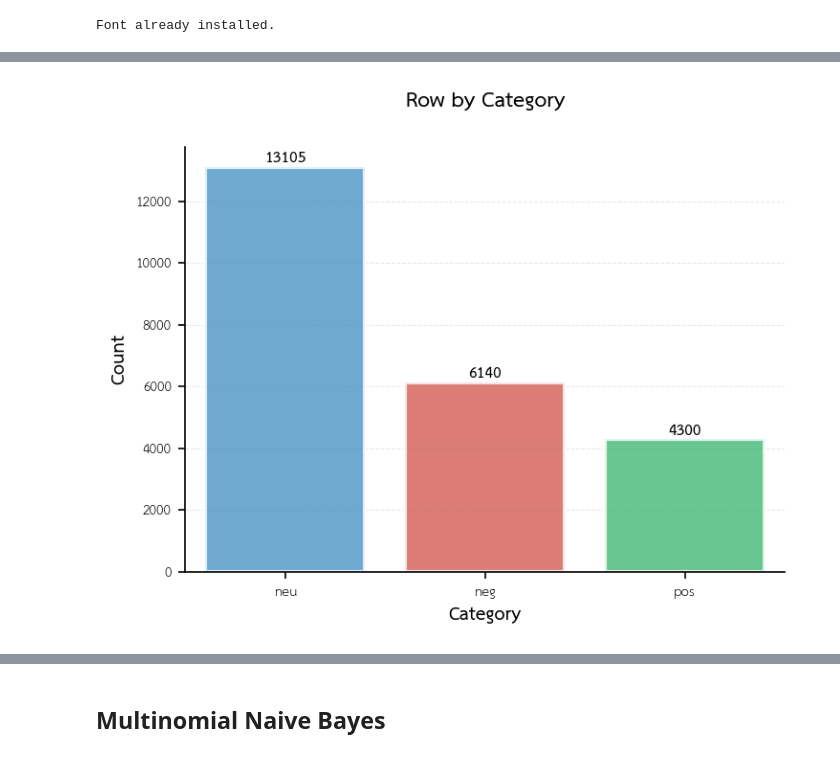
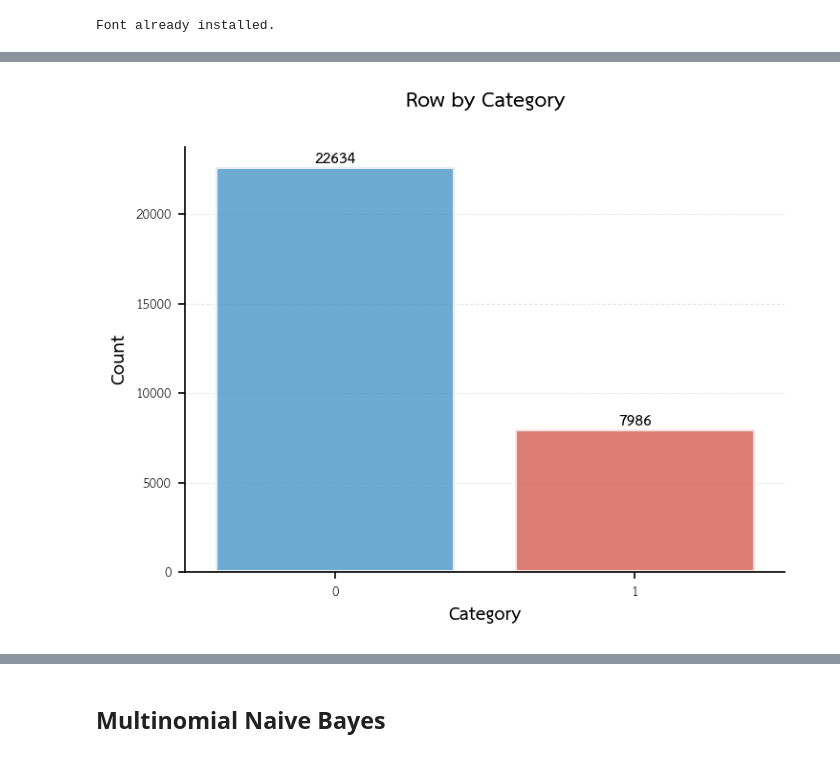
Before and after one commit to Takedaxz/THAI-MOD-Multilingual-Online-Toxicity-Detection-System, a Jupyter notebook: model.ipynb, the cells around one changed output, grey strips where cells are left out. Cells and saved outputs as stored; diff of their text form; code cells hidden in the pictures.

```diff
--- a/model.ipynb
+++ b/model.ipynb
@@ -19,0 +99,25 @@ pd.set_option("max_colwidth", 0)
+# %%
+df1 = prepare_dataset('datasets/dataset1.csv')
+df2 = prepare_dataset('datasets/dataset2.csv')
+df3 = prepare_dataset('datasets/dataset3.csv')
+# df4 = prepare_dataset('datasets/dataset4.csv')
+# df5 = prepare_dataset('datasets/dataset5.csv')
+# df6 = prepare_dataset('datasets/dataset6.csv')
+
+# # Combine all datasets
+all_dfs = [df1, df2, df3]
+combined_df = pd.concat(all_dfs, ignore_index=True)
+print(f"Combined shape before deduplication: {combined_df.shape}")
+
+# Remove duplicated samples
+combined_df = combined_df.drop_duplicates(subset=['texts'], keep='first')
+print(f"Combined shape after deduplication: {combined_df.shape}")
+
+# Display final statistics
+print(f"Total samples: {len(combined_df)}")
+print(f"\nLabel distribution:")
+print(combined_df['category'].value_counts())
+print(f"\nLength statistics:")
+print(combined_df['length'].describe())
+print(f"\nDataset sources:")
+print(combined_df['source'].value_counts())
@@ -42,7 +164,7 @@ plt.rcParams['axes.unicode_minus'] = False
 # %% [output]
 Font already installed.
 # %%
-df=pd.read_csv("datasets/dataset1.csv")
+df=combined_df.copy()
 # %%
 display(df.shape)
 df.head()
@@ -60,33 +182,33 @@ count_data.columns = ['category', 'count']
 
 fig, ax = plt.subplots(figsize=(5, 4), dpi=150)
 
 sns.barplot(
     data=count_data,
     x='category',
     y='count',
-    palette=['#3498db', '#e74c3c', '#2ecc71'],
+    palette=['#3498db', '#e74c3c'],
     hue= 'category',
     alpha=0.8,
     edgecolor='white',
     linewidth=2,
     ax=ax,
     legend=False
 )
 
 ax.set_xlabel('Category', fontsize=13, fontweight='bold')
 ax.set_ylabel('Count', fontsize=13, fontweight='bold')
 ax.set_title('Row by Category', fontsize=15, fontweight='bold', pad=20)
 ax.spines['top'].set_visible(False)
 ax.spines['right'].set_visible(False)
 ax.grid(axis='y', alpha=0.3, linestyle='--', linewidth=0.5)
 ax.set_axisbelow(True)
 
 for i, row in count_data.iterrows():
     ax.text(i, row['count'] + 50, str(row['count']),
             ha='center', va='bottom', fontsize=11, fontweight='bold')
 
 plt.tight_layout()
 plt.show()
 # %% [output]
-[figure, old version]
+[figure, new version]
 # %%
```
Also changed, not shown: parts of 39 cells of this notebook.
